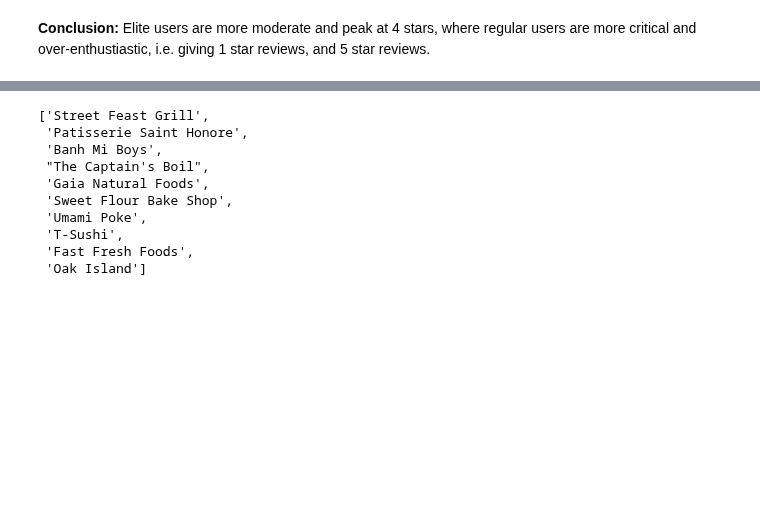
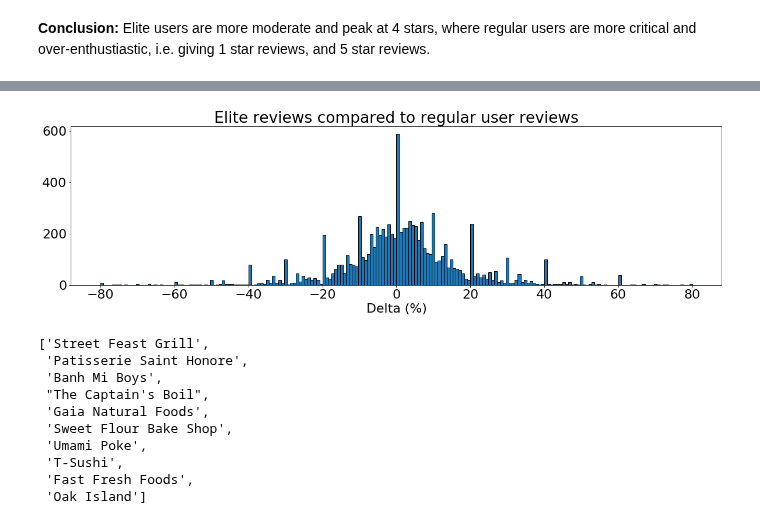
Before and after one commit to thomasnilsson/02805-social-graphs-2018, a Jupyter notebook: project1/Review Network.ipynb, the cells around one changed output, grey strips where cells are left out. Cells and saved outputs as stored; diff of their text form; code cells hidden in the pictures; blank space fills up the shorter version.

Commit message:
Explainer reviewz

```diff
--- a/project1/Review Network.ipynb
+++ b/project1/Review Network.ipynb
@@ -356,3 +356,11 @@ plt.show()
+# %%
+plt.figure(figsize=[20,5])
+plt.hist(100 * np.array(list(deltas_reg.values())) / 5, bins=200, edgecolor='black')
+plt.xlabel('Delta (%)')
+plt.title('Elite reviews compared to regular user reviews')
+plt.show()
+# %% [output]
+[figure, added]
 # %%
 biz_sorted_by_rating = biz.sort_values('stars',ascending=False)
 list(biz_sorted_by_rating.name)[:10]
```
Also changed, not shown: parts of 3 cells of this notebook, 1 other file.
